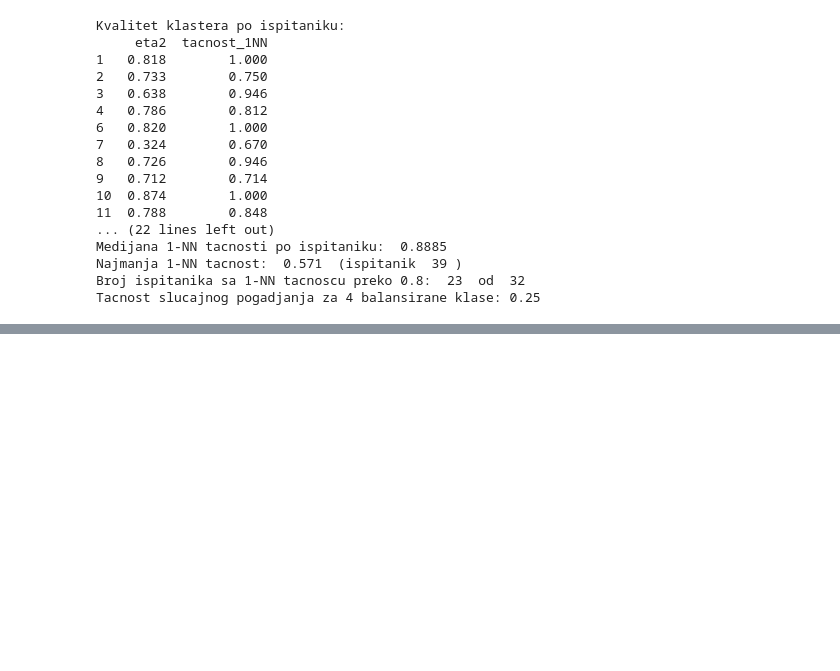
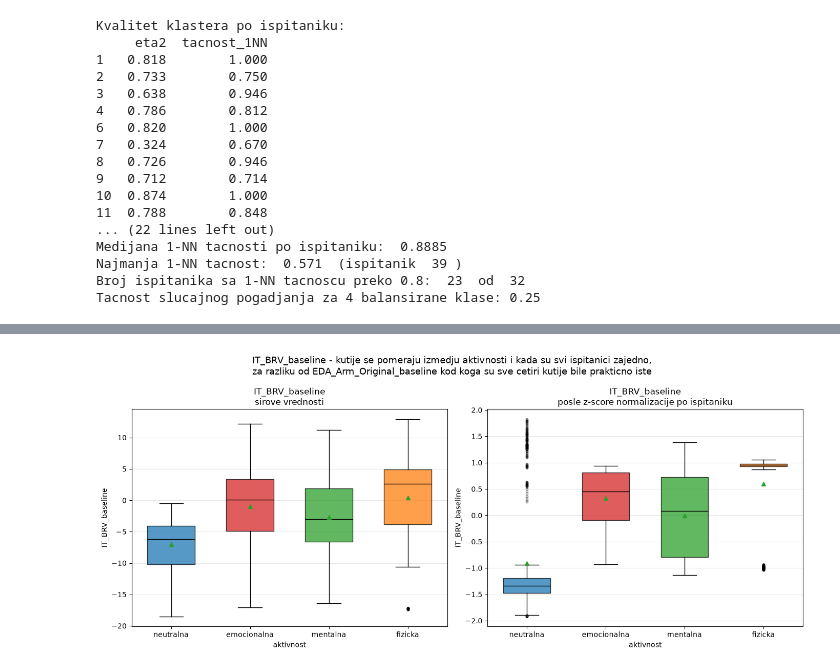
Before and after one commit to Boce03/ml_activity_classification, a Jupyter notebook: notebook.ipynb, the cells around one changed output, grey strips where cells are left out. Drawn from its saved outputs; the diff is of its cells as text; code cells hidden in the pictures; blank space fills up the shorter version.

Commit message:
comparing distributions of feature with highest mutual information before and after per-subject normalization

```diff
--- a/notebook.ipynb
+++ b/notebook.ipynb
@@ -902,3 +902,101 @@ Medijana 1-NN tacnosti po ispitaniku:  0.8885
 Najmanja 1-NN tacnost:  0.571  (ispitanik  39 )
 Broj ispitanika sa 1-NN tacnoscu preko 0.8:  23  od  32
 Tacnost slucajnog pogadjanja za 4 balansirane klase: 0.25
+# %%
+# Posle normalizacije po ispitaniku ponovo smo racunali uzajamnu informaciju izabranih atributa, i redosled atributa po MI se promenio.
+# Sada najveci MI ima IT_BRV_baseline (bazna vrednost varijabilnosti disanja), a ne EDA_Arm_Original_baseline.
+# To je bitna razlika: EDA_Arm_Original_baseline je imao visok MI zato sto je pratio ko je ispitanik, pa je razdvajao aktivnosti samo unutar ispitanika,
+# dok atribut sa visokim MI na normalizovanim podacima treba da razdvaja aktivnosti i globalno, kada se svi ispitanici posmatraju zajedno.
+# Zato ovde crtamo boxplot-ove atributa IT_BRV_baseline po aktivnostima, i to i za sirove i za normalizovane vrednosti,
+# pa isti racun (eta^2) uporedjujemo sa atributom EDA_Arm_Original_baseline iz prethodnih celija.
+
+top_feature_normalized = mi_normalized.idxmax()
+
+print("Atribut sa najvecom uzajamnom informacijom na normalizovanim podacima: ", top_feature_normalized)
+print("Njegov MI na normalizovanim podacima: ", round(float(mi_normalized[top_feature_normalized]), 4))
+print("Njegov MI na sirovim podacima: ", round(float(mi_raw[top_feature_normalized]), 4))
+print("Udeo varijanse koji dolazi od razlike izmedju ispitanika: ",
+      round(float(X_train_reduced[top_feature_normalized].groupby(groups_train).mean().var()
+                  / X_train_reduced[top_feature_normalized].var()), 4))
+
+fig, axes = plt.subplots(1, 2, figsize=(14, 6))
+
+for ax, (data_frame, subtitle) in zip(
+    axes,
+    [(X_train_reduced, "sirove vrednosti"), (X_train_normalized, "posle z-score normalizacije po ispitaniku")],
+):
+    series = data_frame[top_feature_normalized]
+
+    boxes = ax.boxplot(
+        [series[y_train == activity] for activity in activities],
+        tick_labels=[ACTIVITY_NAMES[activity] for activity in activities],
+        patch_artist=True,
+        showmeans=True,
+        widths=0.6,
+        flierprops={"marker": "o", "markersize": 3, "alpha": 0.4},
+    )
+    for patch, activity in zip(boxes["boxes"], activities):
+        patch.set_facecolor(ACTIVITY_PLOT_COLORS[activity])
+        patch.set_alpha(0.75)
+    for median_line in boxes["medians"]:
+        median_line.set_color("black")
+
+    ax.set_title(f"{top_feature_normalized}\n{subtitle}")
+    ax.set_xlabel("aktivnost")
+    ax.set_ylabel(top_feature_normalized)
+    ax.grid(axis="y", alpha=0.3)
+
+fig.suptitle(
+    f"{top_feature_normalized} - kutije se pomeraju izmedju aktivnosti i kada su svi ispitanici zajedno,\n"
+    "za razliku od EDA_Arm_Original_baseline kod koga su sve cetiri kutije bile prakticno iste",
+    fontsize=13,
+)
+fig.tight_layout()
+plt.show()
+
+# --- Brojcani rezime po aktivnostima ---
+for data_label, data_frame in [("sirove vrednosti", X_train_reduced), ("normalizovane vrednosti", X_train_normalized)]:
+    series = data_frame[top_feature_normalized]
+    class_summary = pd.DataFrame({
+        "medijana": series.groupby(y_train).median(),
+        "sredina": series.groupby(y_train).mean(),
+        "Q1": series.groupby(y_train).quantile(0.25),
+        "Q3": series.groupby(y_train).quantile(0.75),
+    })
+    class_summary["IQR"] = class_summary["Q3"] - class_summary["Q1"]
+    class_summary.index = [ACTIVITY_NAMES[activity] for activity in class_summary.index]
+    print(f"Rezime po aktivnostima ({data_label}): ")
+    print(class_summary.round(3))
+
+# --- Poredjenje sa atributom koji je bio najbolji po MI na sirovim podacima ---
+# eta^2 racunamo na dva nacina: globalno (svi ispitanici zajedno) i unutar svakog ispitanika posebno.
+# Atribut koji razdvaja klase samo unutar ispitanika ima globalni eta^2 blizu nule, a atribut koji razdvaja i globalno ima osetno veci.
+comparison_rows = []
+for feature in [top_feature_normalized, top_feature]:
+    raw_series = X_train_reduced[feature]
+    normalized_series = X_train_normalized[feature]
+    per_subject = pd.Series({
+        subject: eta_squared(raw_series[groups_train == subject], y_train[groups_train == subject])
+        for subject in train_subjects
+    })
+    comparison_rows.append({
+        "atribut": feature,
+        "MI_sirovo": round(float(mi_raw[feature]), 3),
+        "MI_normalizovano": round(float(mi_normalized[feature]), 3),
+        "eta2_globalno_sirovo": round(float(eta_squared(raw_series, y_train)), 4),
+        "eta2_globalno_normalizovano": round(float(eta_squared(normalized_series, y_train)), 4),
+        "eta2_po_ispitaniku_medijana": round(float(per_subject.median()), 4),
+    })
+
+comparison = pd.DataFrame(comparison_rows).set_index("atribut")
+print("Poredjenje atributa koji je najbolji po MI na normalizovanim i na sirovim podacima: ")
+print(comparison.to_string())
+
+ratio_raw = comparison.loc[top_feature_normalized, "eta2_globalno_sirovo"] / comparison.loc[top_feature, "eta2_globalno_sirovo"]
+print("Odnos globalnih eta^2 na sirovim podacima: ", round(float(ratio_raw), 1), "puta u korist", top_feature_normalized)
+
+# Zakljucak koji se vidi iz brojeva: oba atributa dobro razdvajaju aktivnosti unutar jednog ispitanika (medijana eta^2 oko 0.8),
+# ali samo IT_BRV_baseline zadrzava deo tog razdvajanja i kada se svi ispitanici pomesaju.
+# Treba biti realan - globalni eta^2 od 0.20 (odnosno 0.33 posle normalizacije) znaci da se klase i dalje delimicno preklapaju,
+# pa jedan atribut nije dovoljan za klasifikaciju, ali je to kvalitativno drugacije od atributa cije je globalno razdvajanje prakticno nula.
+# %% [output]
@@ -904,0 +1007 @@ Tacnost slucajnog pogadjanja za 4 balansirane klase: 0.25
+[figure, added]
```
Also changed, not shown: parts of 1 cell of this notebook.
